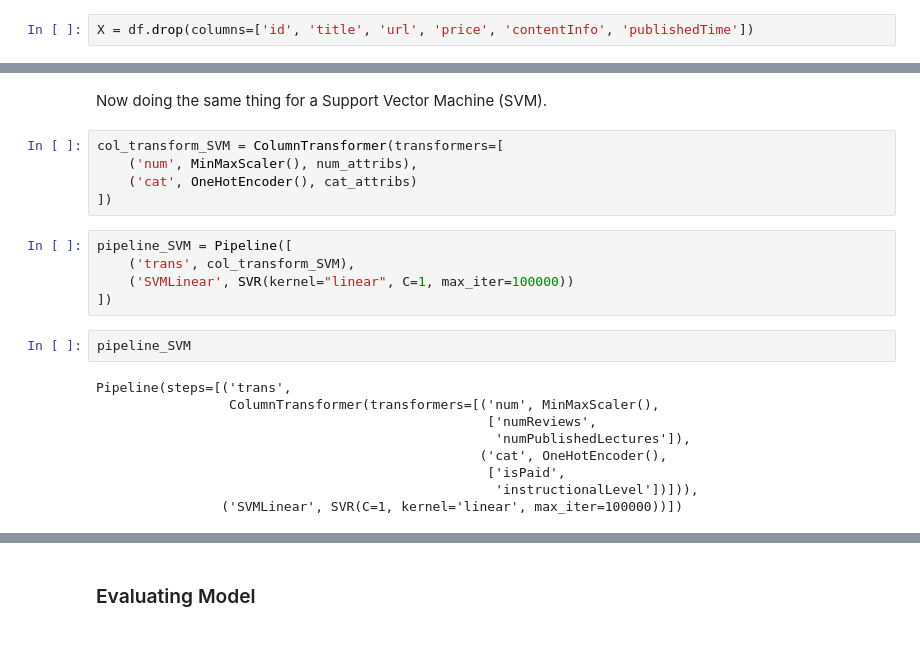
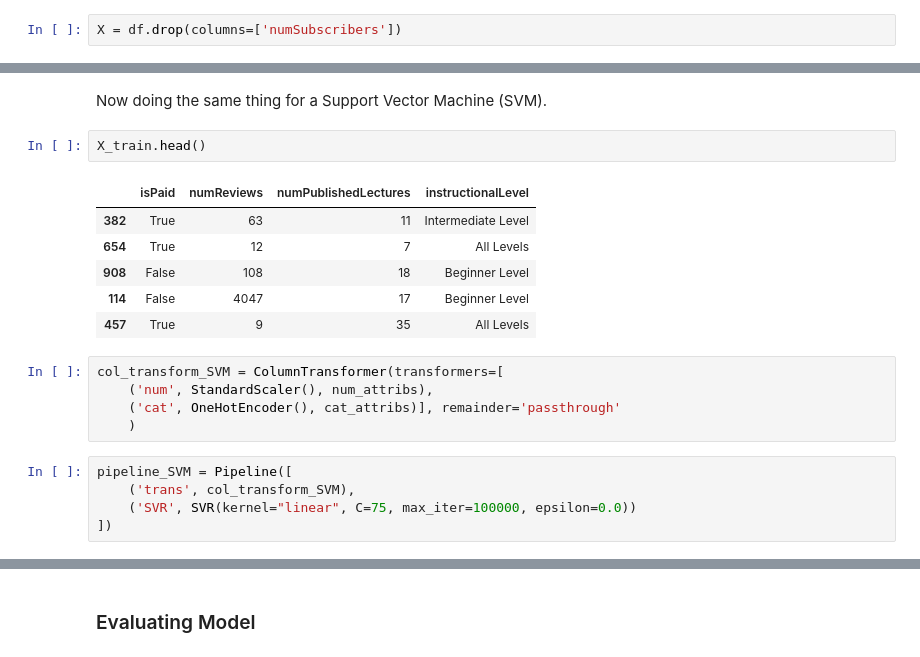
Before and after one commit to ael233/MLA_ABE, a Jupyter notebook: FinalProject_Regression_ABE.ipynb, the cells around one changed output, grey strips where cells are left out. Drawn from its saved outputs; the diff is of its cells as text.

```diff
--- a/FinalProject_Regression_ABE.ipynb
+++ b/FinalProject_Regression_ABE.ipynb
@@ -158,4 +177,4 @@ sns.pairplot(df.select_dtypes(include=['float64', 'int64']))
 # %%
-X = df.drop(columns=['id', 'title', 'url', 'price', 'contentInfo', 'publishedTime'])
+X = df.drop(columns=['numSubscribers'])
 # %%
 y = df['numSubscribers']
@@ -233,24 +258,22 @@ Write a general conclusion about the results of your model.
 ### Building the Pipeline
 # %% [markdown]
 Now doing the same thing for a Support Vector Machine (SVM).
+# %%
+X_train.head()
+# %% [output]
+|  | isPaid | numReviews | numPublishedLectures | instructionalLevel |
+| 382 | True | 63 | 11 | Intermediate Level |
+| 654 | True | 12 | 7 | All Levels |
+| 908 | False | 108 | 18 | Beginner Level |
+| 114 | False | 4047 | 17 | Beginner Level |
+| 457 | True | 9 | 35 | All Levels |
 # %%
 col_transform_SVM = ColumnTransformer(transformers=[
-    ('num', MinMaxScaler(), num_attribs),
-    ('cat', OneHotEncoder(), cat_attribs)
-])
+    ('num', StandardScaler(), num_attribs),
+    ('cat', OneHotEncoder(), cat_attribs)], remainder='passthrough'
+    )
 # %%
 pipeline_SVM = Pipeline([
     ('trans', col_transform_SVM),
-    ('SVMLinear', SVR(kernel="linear", C=1, max_iter=100000))
+    ('SVR', SVR(kernel="linear", C=75, max_iter=100000, epsilon=0.0))
 ])
-# %%
-pipeline_SVM
-# %% [output]
-Pipeline(steps=[('trans',
-                 ColumnTransformer(transformers=[('num', MinMaxScaler(),
-                                                  ['numReviews',
-                                                   'numPublishedLectures']),
-                                                 ('cat', OneHotEncoder(),
-                                                  ['isPaid',
-                                                   'instructionalLevel'])])),
-                ('SVMLinear', SVR(C=1, kernel='linear', max_iter=100000))])
```
Also changed, not shown: parts of 33 cells of this notebook.
